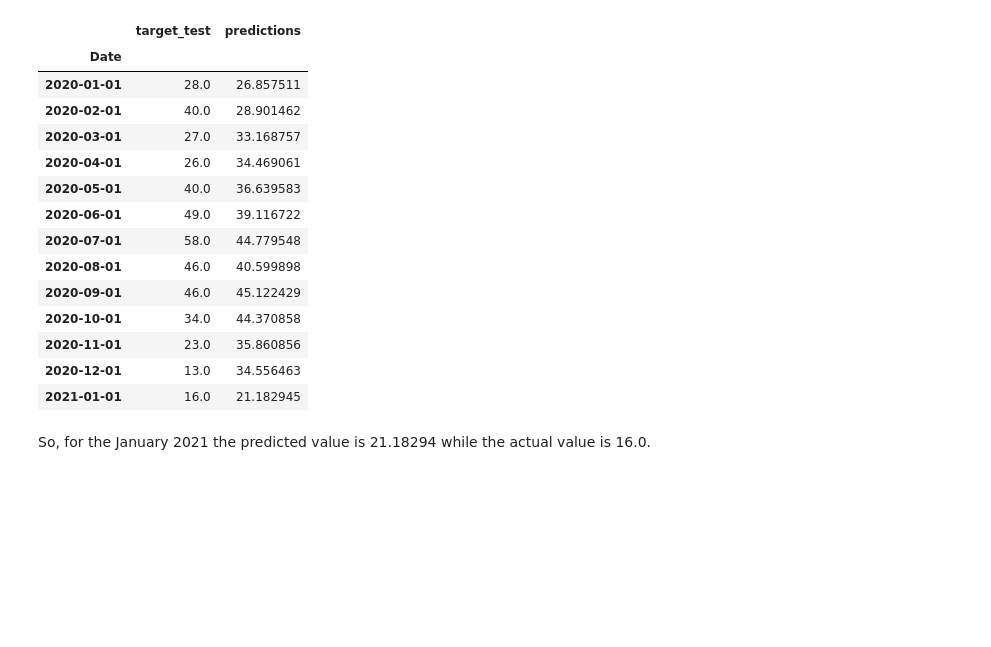
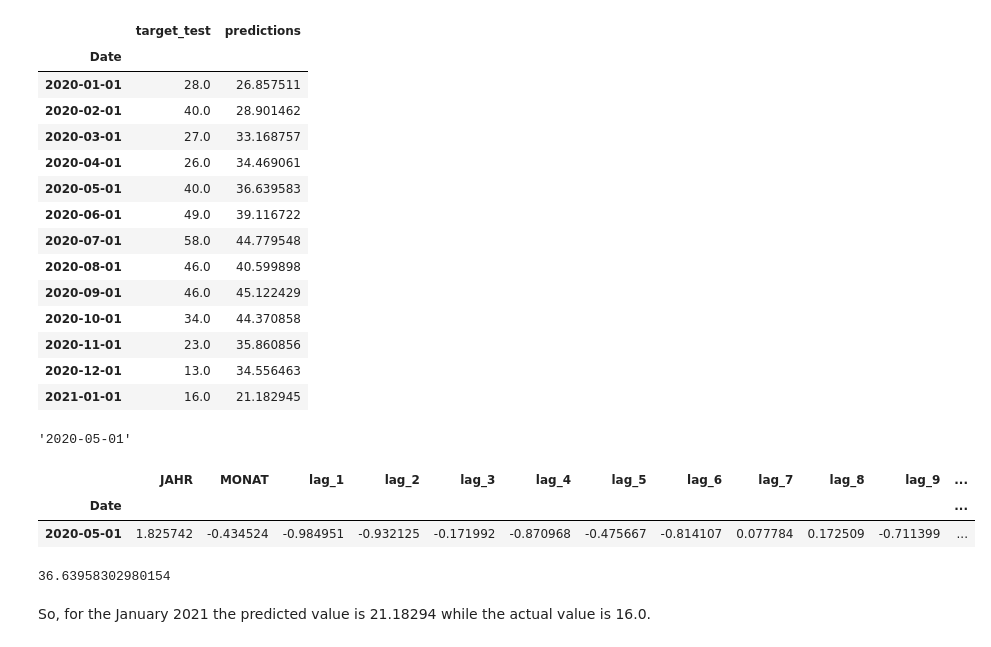
Before and after one commit to ArtemSerebriakov/DPS-Challenge, a Jupyter notebook: solution_dps.ipynb, the cells around one changed output. Cells and saved outputs as stored; diff of their text form; code cells hidden in the pictures; blank space fills up the shorter version.

```diff
--- a/solution_dps.ipynb
+++ b/solution_dps.ipynb
@@ -736,6 +769,23 @@ results_df
 | 2020-11-01 | 23.0 | 35.860856 |
 | 2020-12-01 | 13.0 | 34.556463 |
 | 2021-01-01 | 16.0 | 21.182945 |
+# %%
+month = '05'
+year = '2020'
+str = f"{year}-{month}-01"
+str
+# %% [output]
+'2020-05-01'
+# %%
+features_test_linear.loc[features_test_linear.index == str]
+# %% [output]
+|  | JAHR | MONAT | lag_1 | lag_2 | lag_3 | lag_4 | lag_5 | lag_6 | lag_7 | lag_8 | lag_9 | ... |
+| Date |  |  |  |  |  |  |  |  |  |  |  | ... |
+| 2020-05-01 | 1.825742 | -0.434524 | -0.984951 | -0.932125 | -0.171992 | -0.870968 | -0.475667 | -0.814107 | 0.077784 | 0.172509 | -0.711399 | ... |
+# %%
+best_model.predict(features_test_linear.loc[features_test_linear.index == '2020-05-01'])[0]
+# %% [output]
+36.63958302980154
 # %% [markdown]
 So, for the January 2021 the predicted value is 21.18294 while the actual value is 16.0.
 # %%
```
Also changed, not shown: parts of 16 cells of this notebook, 7 other files.
